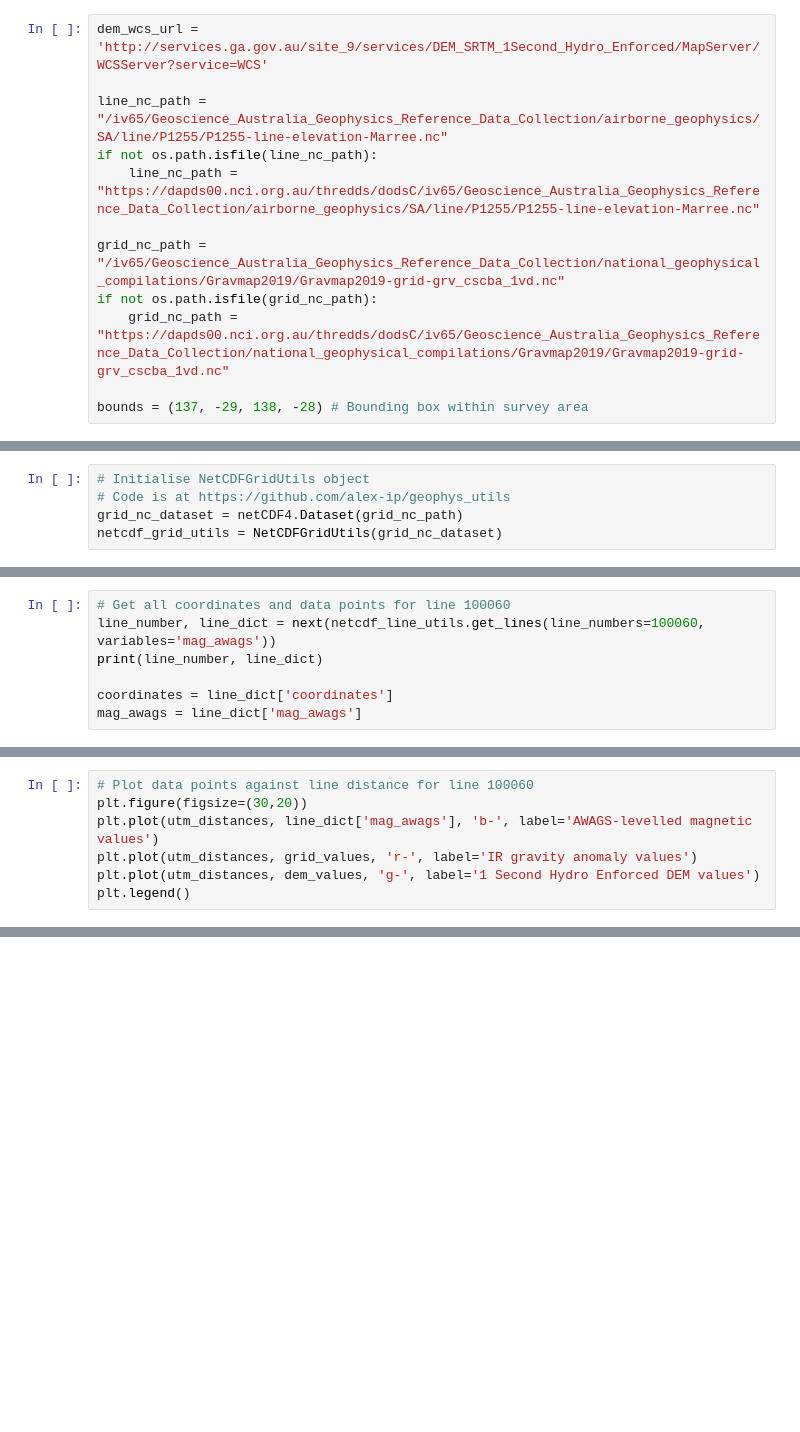
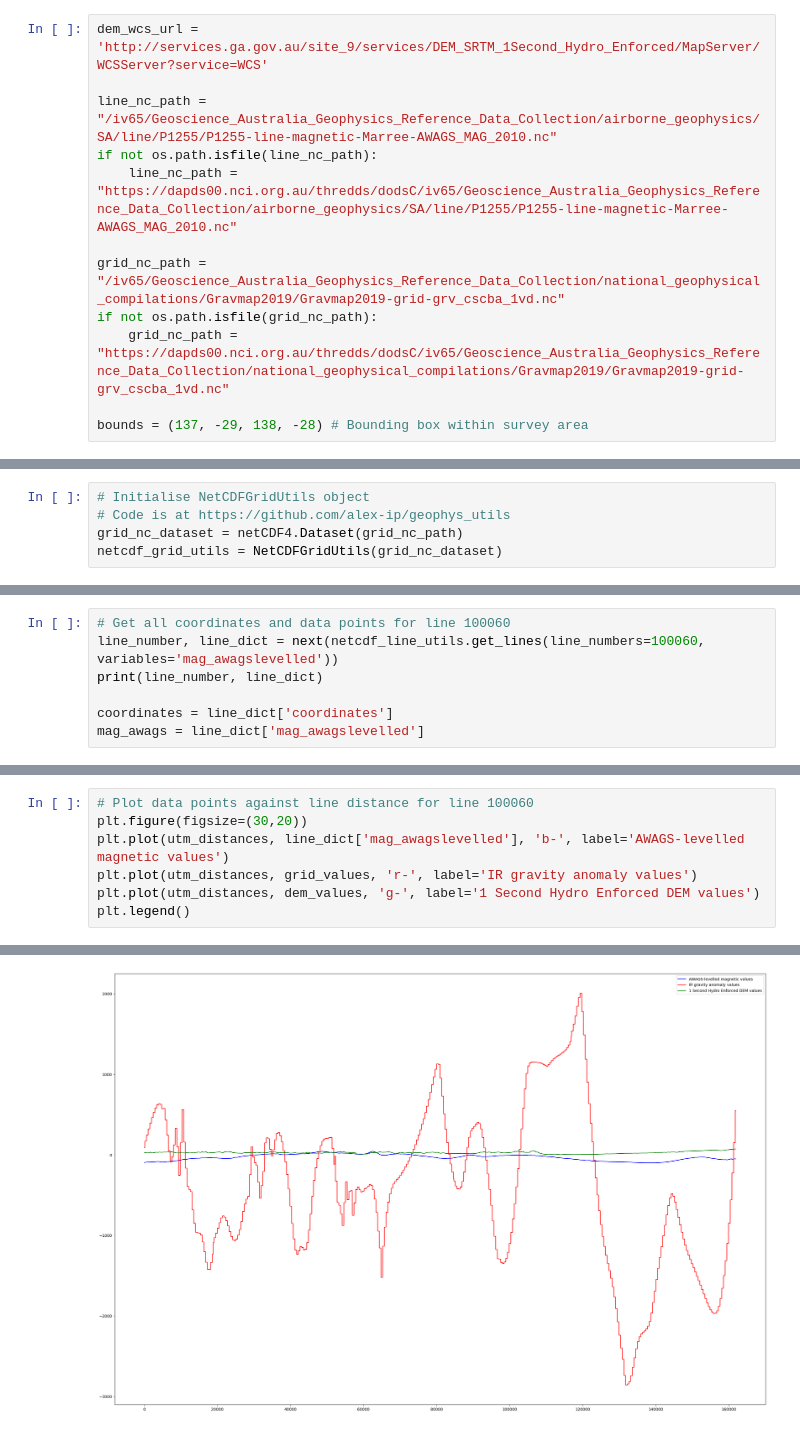
Before and after one commit to GeoscienceAustralia/geophys_utils, a Jupyter notebook: examples/4_geophys_data_fusion_demo.ipynb, the cells around one changed output, grey strips where cells are left out. Saved outputs shown, nothing was run; the diff lists cells and outputs as text; blank space fills up the shorter version.

```diff
--- a/examples/4_geophys_data_fusion_demo.ipynb
+++ b/examples/4_geophys_data_fusion_demo.ipynb
@@ -20,9 +21,9 @@ if GA_STAFF_WIFI:
 # %%
 dem_wcs_url = 'http://services.ga.gov.au/site_9/services/DEM_SRTM_1Second_Hydro_Enforced/MapServer/WCSServer?service=WCS'
 
-line_nc_path = "/iv65/Geoscience_Australia_Geophysics_Reference_Data_Collection/airborne_geophysics/SA/line/P1255/P1255-line-elevation-Marree.nc"
+line_nc_path = "/iv65/Geoscience_Australia_Geophysics_Reference_Data_Collection/airborne_geophysics/SA/line/P1255/P1255-line-magnetic-Marree-AWAGS_MAG_2010.nc"
 if not os.path.isfile(line_nc_path):
-    line_nc_path = "https://dapds00.nci.org.au/thredds/dodsC/iv65/Geoscience_Australia_Geophysics_Reference_Data_Collection/airborne_geophysics/SA/line/P1255/P1255-line-elevation-Marree.nc"
+    line_nc_path = "https://dapds00.nci.org.au/thredds/dodsC/iv65/Geoscience_Australia_Geophysics_Reference_Data_Collection/airborne_geophysics/SA/line/P1255/P1255-line-magnetic-Marree-AWAGS_MAG_2010.nc"
 
 grid_nc_path = "/iv65/Geoscience_Australia_Geophysics_Reference_Data_Collection/national_geophysical_compilations/Gravmap2019/Gravmap2019-grid-grv_cscba_1vd.nc"
 if not os.path.isfile(grid_nc_path):
@@ -48,7 +47,7 @@ ProxyError: HTTPConnectionPool(host='proxy.ga.gov.au', port=8080): Max retries e
 # %%
 # Get all coordinates and data points for line 100060
-line_number, line_dict = next(netcdf_line_utils.get_lines(line_numbers=100060, variables='mag_awags'))
+line_number, line_dict = next(netcdf_line_utils.get_lines(line_numbers=100060, variables='mag_awagslevelled'))
 print(line_number, line_dict)
 
 coordinates = line_dict['coordinates']
-mag_awags = line_dict['mag_awags']
+mag_awags = line_dict['mag_awagslevelled']
@@ -73,7 +88,7 @@ NameError: name 'dem_gdal_dataset' is not defined
 # %%
 # Plot data points against line distance for line 100060
 plt.figure(figsize=(30,20))
-plt.plot(utm_distances, line_dict['mag_awags'], 'b-', label='AWAGS-levelled magnetic values')
+plt.plot(utm_distances, line_dict['mag_awagslevelled'], 'b-', label='AWAGS-levelled magnetic values')
 plt.plot(utm_distances, grid_values, 'r-', label='IR gravity anomaly values')
 plt.plot(utm_distances, dem_values, 'g-', label='1 Second Hydro Enforced DEM values')
 plt.legend()
@@ -82,0 +97 @@ NameError: name 'utm_distances' is not defined
+[figure, added]
```
Also changed, not shown: parts of 8 cells of this notebook, 3 other files.
